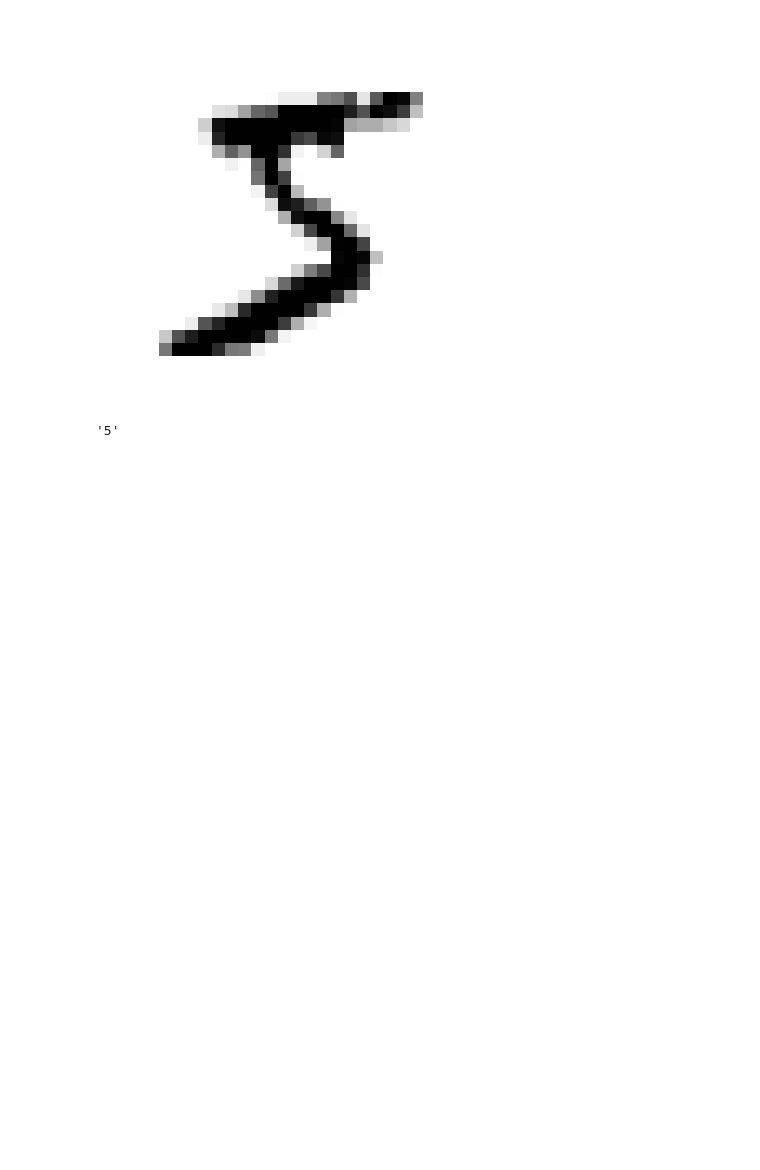
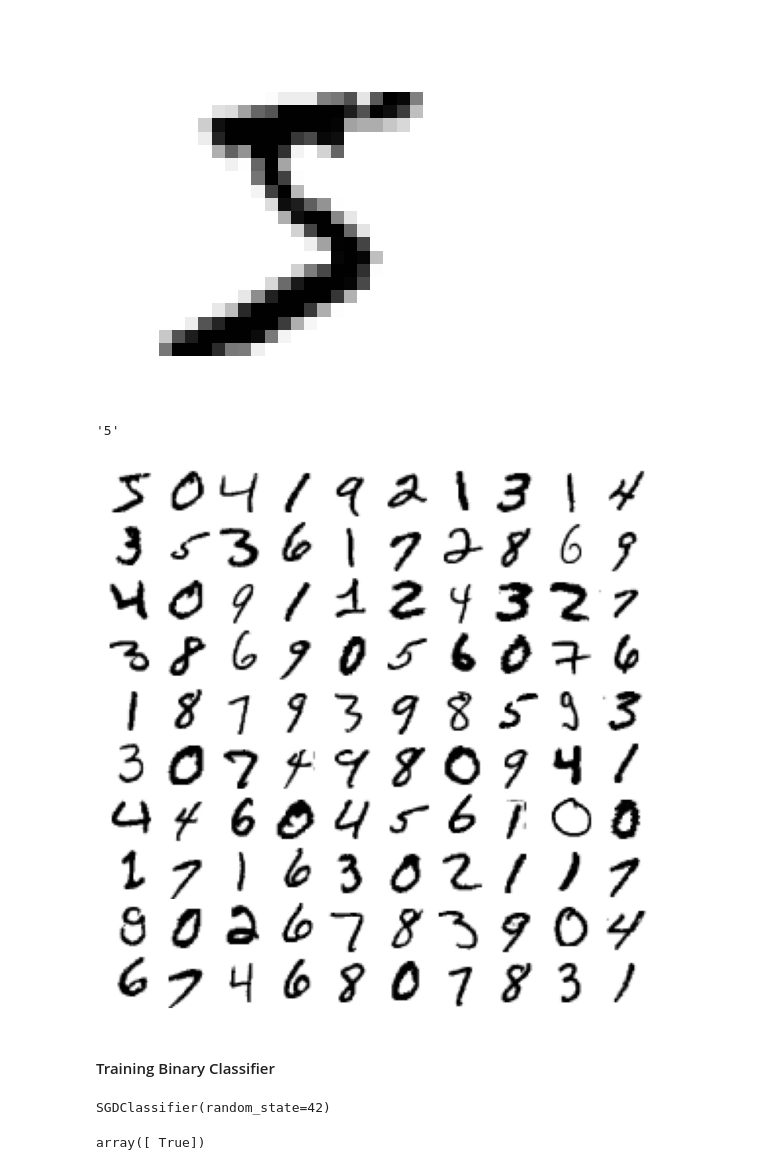
Before and after one commit to Wil1756/100-Days-of-ML, a Jupyter notebook: classification.ipynb, the cells around one changed output. Cells and saved outputs as stored; diff of their text form; code cells hidden in the pictures; blank space fills up the shorter version.

Commit message:
training a binary classifier

```diff
--- a/classification.ipynb
+++ b/classification.ipynb
@@ -118,6 +118,10 @@ y[0]
 # %%
 plt.figure(figsize=(9, 9))
 for idx, image_data in enumerate(X[:100]):
   plt.subplot(10, 10, idx + 1)
   plot_digit(image_data)
-plt.subplots_adjust
+plt.subplots_adjust(wspace=0, hspace=0)
+save_fig("more_digits_plot", tight_layout=False)
+plt.show()
+# %% [output]
+[figure, added]
@@ -123,0 +130,2 @@ plt.subplots_adjust
+# %% [markdown]
+#### Training Binary Classifier
@@ -123,0 +135,11 @@ plt.subplots_adjust
+# %%
+from sklearn.linear_model import SGDClassifier
+
+sgd_clf = SGDClassifier(random_state=42)
+sgd_clf.fit(X_train, y_train_5)
+# %% [output]
+SGDClassifier(random_state=42)
+# %%
+sgd_clf.predict([some_digit])
+# %% [output]
+array([ True])
```
Also changed, not shown: parts of 4 cells of this notebook.
